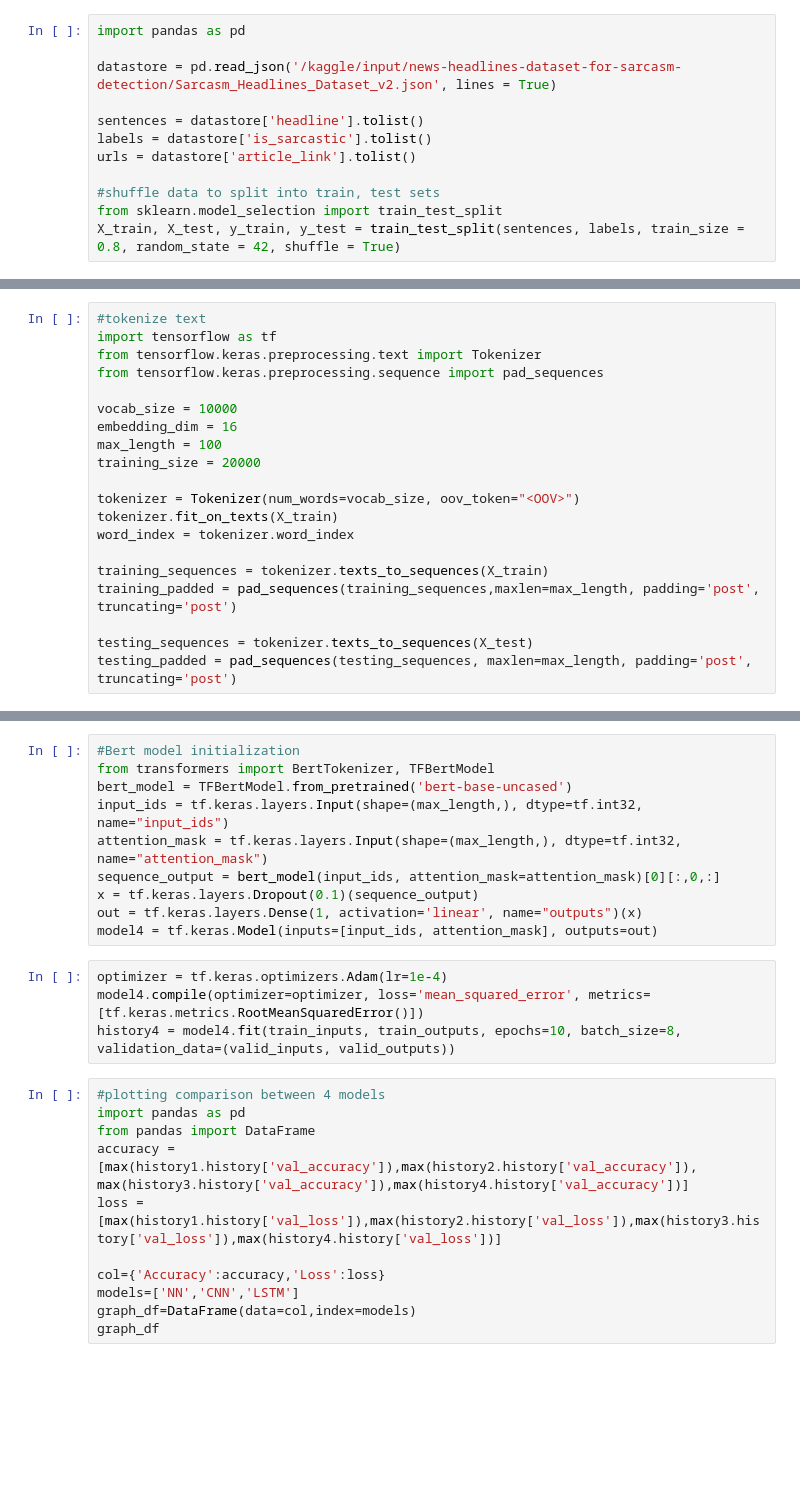
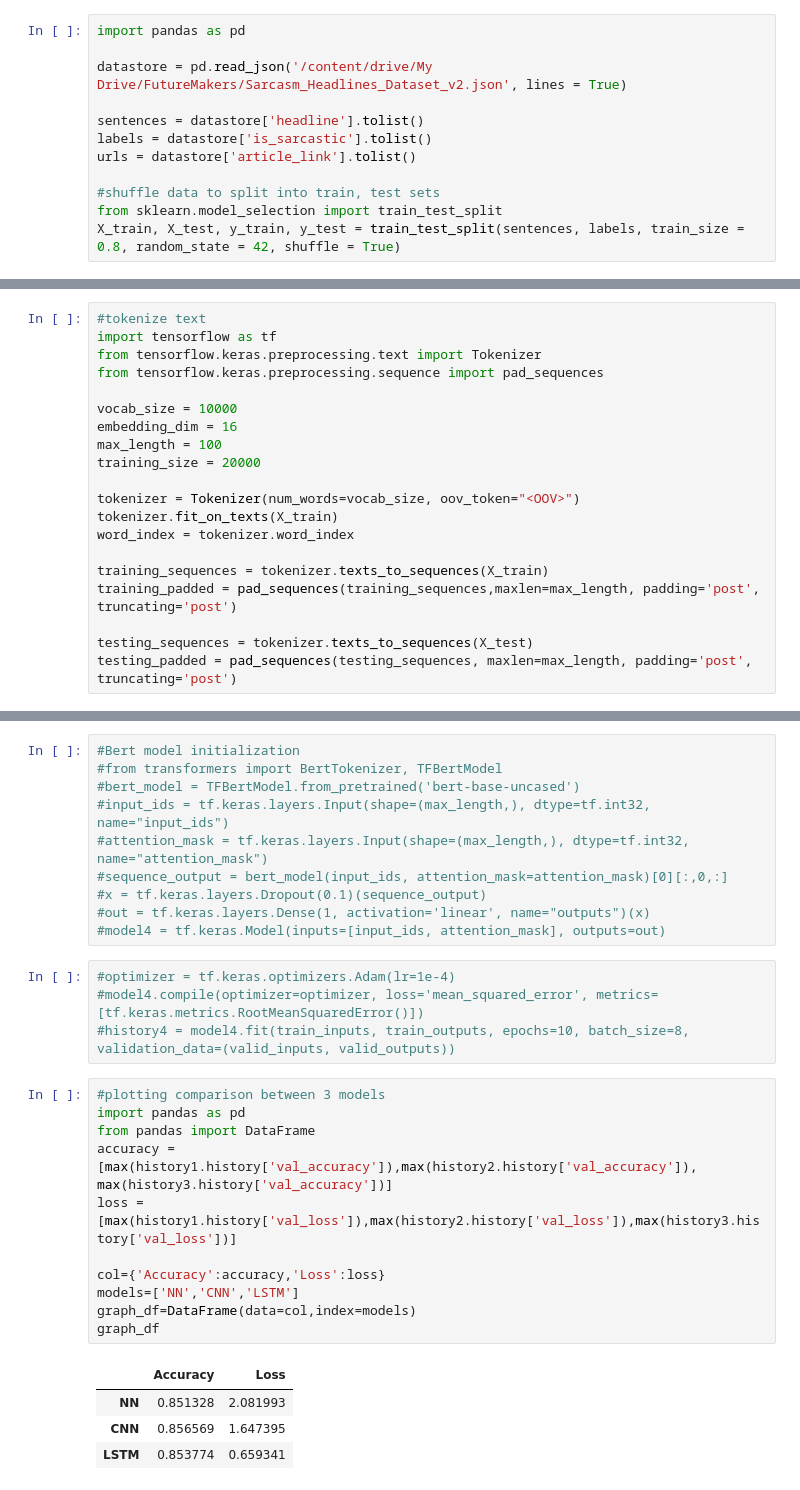
Before and after one commit to riamsnow/FutureMakers, a Jupyter notebook: sarcasmdetector.ipynb, the cells around one changed output, grey strips where cells are left out. Saved outputs shown, nothing was run; the diff lists cells and outputs as text; blank space fills up the shorter version.

```diff
--- a/sarcasmdetector.ipynb
+++ b/sarcasmdetector.ipynb
@@ -24,7 +31,7 @@ for dirname, _, filenames in os.walk('/content/drive/My Drive'):
 # %%
 import pandas as pd
 
-datastore = pd.read_json('/kaggle/input/news-headlines-dataset-for-sarcasm-detection/Sarcasm_Headlines_Dataset_v2.json', lines = True)
+datastore = pd.read_json('/content/drive/My Drive/FutureMakers/Sarcasm_Headlines_Dataset_v2.json', lines = True)
 
 sentences = datastore['headline'].tolist()
 labels = datastore['is_sarcastic'].tolist()
@@ -178,27 +267,32 @@ test_outputs = test_labels[22895:]
 # %%
 #Bert model initialization
-from transformers import BertTokenizer, TFBertModel
-bert_model = TFBertModel.from_pretrained('bert-base-uncased')
-input_ids = tf.keras.layers.Input(shape=(max_length,), dtype=tf.int32, name="input_ids")
-attention_mask = tf.keras.layers.Input(shape=(max_length,), dtype=tf.int32, name="attention_mask")
-sequence_output = bert_model(input_ids, attention_mask=attention_mask)[0][:,0,:]
-x = tf.keras.layers.Dropout(0.1)(sequence_output)
-out = tf.keras.layers.Dense(1, activation='linear', name="outputs")(x)
-model4 = tf.keras.Model(inputs=[input_ids, attention_mask], outputs=out)
+#from transformers import BertTokenizer, TFBertModel
+#bert_model = TFBertModel.from_pretrained('bert-base-uncased')
+#input_ids = tf.keras.layers.Input(shape=(max_length,), dtype=tf.int32, name="input_ids")
+#attention_mask = tf.keras.layers.Input(shape=(max_length,), dtype=tf.int32, name="attention_mask")
+#sequence_output = bert_model(input_ids, attention_mask=attention_mask)[0][:,0,:]
+#x = tf.keras.layers.Dropout(0.1)(sequence_output)
+#out = tf.keras.layers.Dense(1, activation='linear', name="outputs")(x)
+#model4 = tf.keras.Model(inputs=[input_ids, attention_mask], outputs=out)
 # %%
-optimizer = tf.keras.optimizers.Adam(lr=1e-4)
-model4.compile(optimizer=optimizer, loss='mean_squared_error', metrics=[tf.keras.metrics.RootMeanSquaredError()])
-history4 = model4.fit(train_inputs, train_outputs, epochs=10, batch_size=8, validation_data=(valid_inputs, valid_outputs))
+#optimizer = tf.keras.optimizers.Adam(lr=1e-4)
+#model4.compile(optimizer=optimizer, loss='mean_squared_error', metrics=[tf.keras.metrics.RootMeanSquaredError()])
+#history4 = model4.fit(train_inputs, train_outputs, epochs=10, batch_size=8, validation_data=(valid_inputs, valid_outputs))
 # %%
-#plotting comparison between 4 models
+#plotting comparison between 3 models
 import pandas as pd
 from pandas import DataFrame
-accuracy = [max(history1.history['val_accuracy']),max(history2.history['val_accuracy']), max(history3.history['val_accuracy']),max(history4.history['val_accuracy'])]
-loss = [max(history1.history['val_loss']),max(history2.history['val_loss']),max(history3.history['val_loss']),max(history4.history['val_loss'])]
+accuracy = [max(history1.history['val_accuracy']),max(history2.history['val_accuracy']), max(history3.history['val_accuracy'])]
+loss = [max(history1.history['val_loss']),max(history2.history['val_loss']),max(history3.history['val_loss'])]
 
 col={'Accuracy':accuracy,'Loss':loss}
 models=['NN','CNN','LSTM']
 graph_df=DataFrame(data=col,index=models)
 graph_df
+# %% [output]
+|  | Accuracy | Loss |
+| NN | 0.851328 | 2.081993 |
+| CNN | 0.856569 | 1.647395 |
+| LSTM | 0.853774 | 0.659341 |
 # %%
 graph_df.plot(kind='bar')
```
Also changed, not shown: parts of 11 cells of this notebook.
